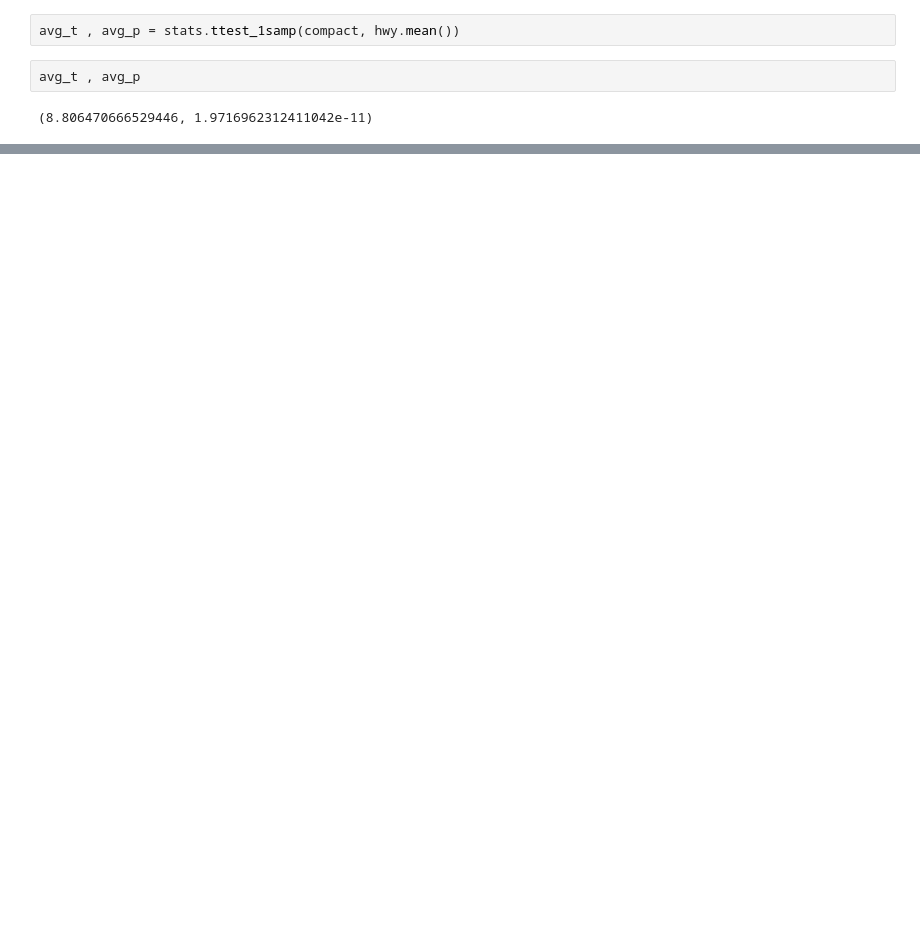
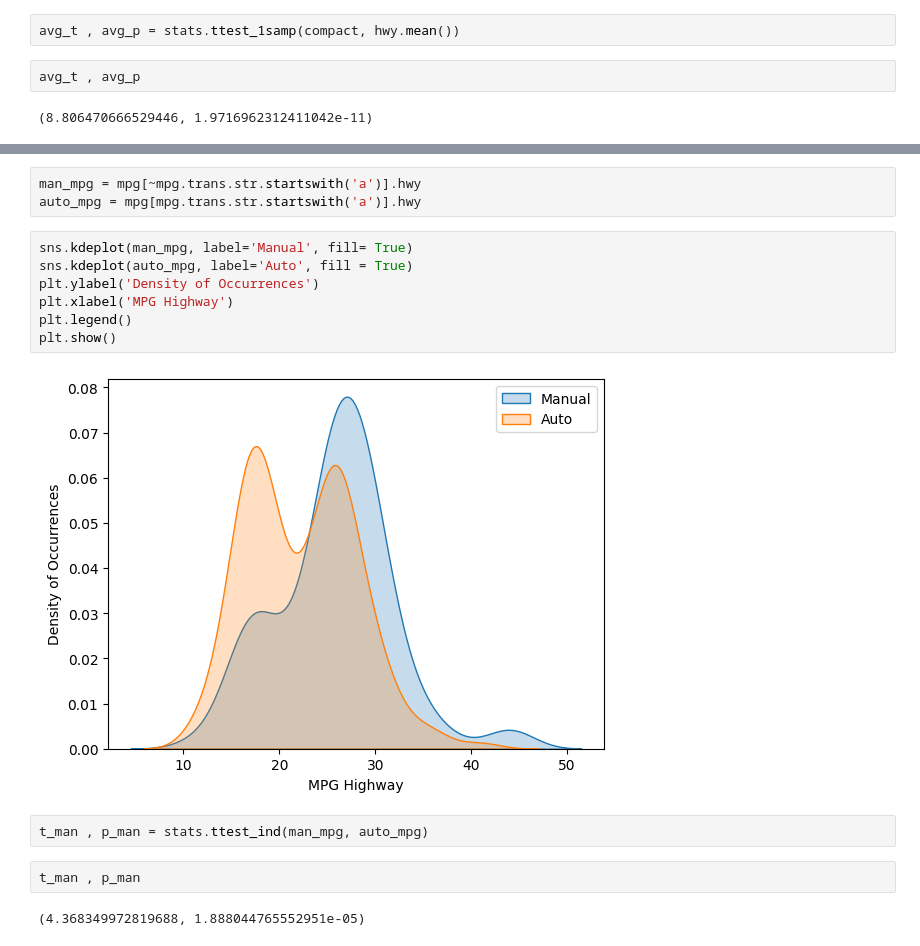
Before and after one commit to eelysee/statistics-exercises, a Jupyter notebook: hypothesis_testing.ipynb, the cells around one changed output, grey strips where cells are left out. Saved outputs shown, nothing was run; the diff lists cells and outputs as text; blank space fills up the shorter version.

```diff
--- a/hypothesis_testing.ipynb
+++ b/hypothesis_testing.ipynb
@@ -473,0 +496,18 @@ if (avg_p /2) < a and avg_t
+# %%
+man_mpg = mpg[~mpg.trans.str.startswith('a')].hwy
+auto_mpg = mpg[mpg.trans.str.startswith('a')].hwy
+# %%
+sns.kdeplot(man_mpg, label='Manual', fill= True)
+sns.kdeplot(auto_mpg, label='Auto', fill = True)
+plt.ylabel('Density of Occurrences')
+plt.xlabel('MPG Highway')
+plt.legend()
+plt.show()
+# %% [output]
+[figure, added]
+# %%
+t_man , p_man = stats.ttest_ind(man_mpg, auto_mpg)
+# %%
+t_man , p_man
+# %% [output]
+(4.368349972819688, 1.888044765552951e-05)
```
Also changed, not shown: parts of 19 cells of this notebook.
